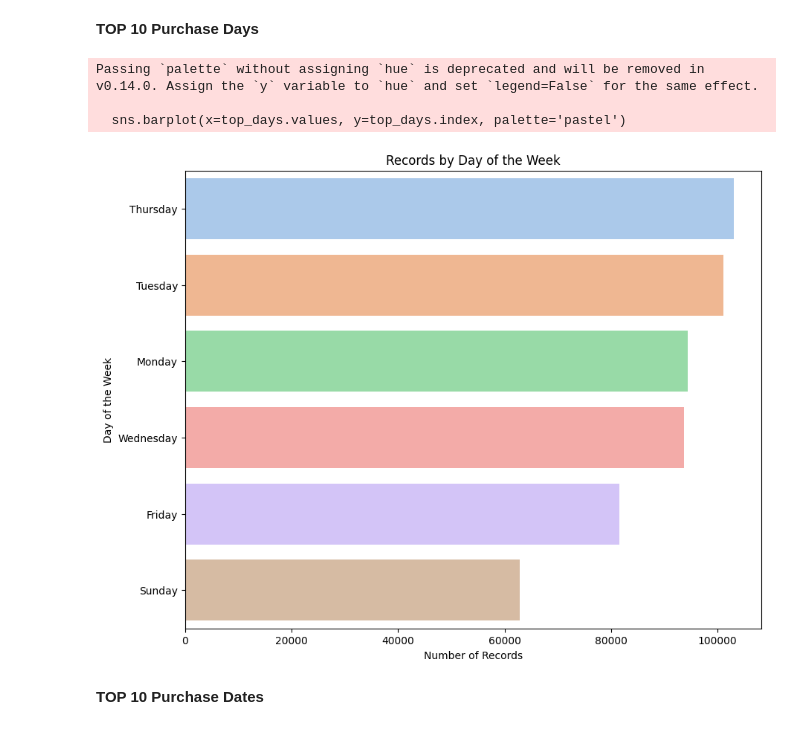
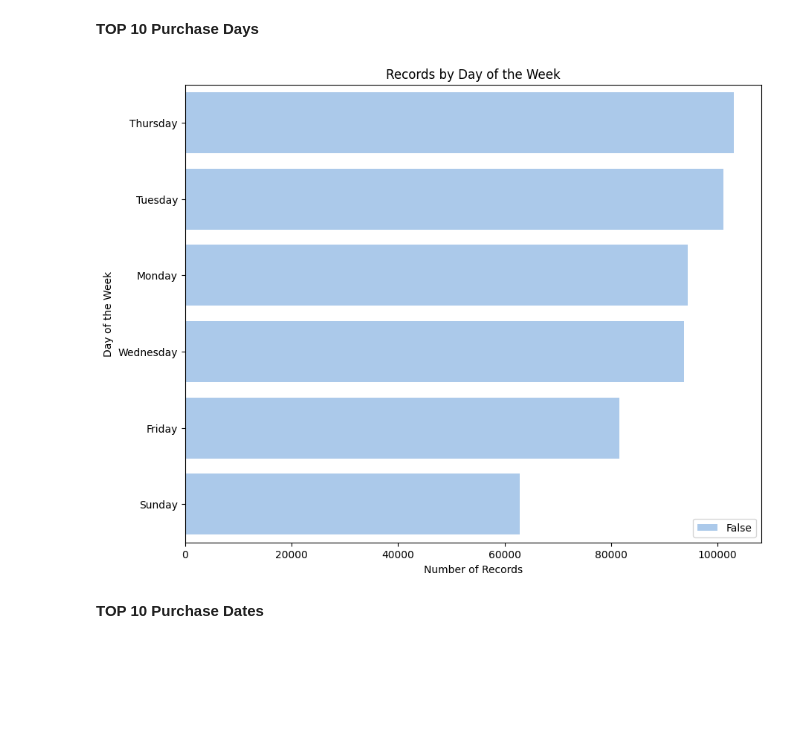
Before and after one commit to ymo98/customer-segmentation, a Jupyter notebook: customer-segmentation.ipynb, the cells around one changed output. Saved outputs shown, nothing was run; the diff lists cells and outputs as text; code cells hidden in the pictures; blank space fills up the shorter version.

```diff
--- a/customer-segmentation.ipynb
+++ b/customer-segmentation.ipynb
@@ -180,16 +175,13 @@ Passing `palette` without assigning `hue` is deprecated and will be removed in v
 top_days = df_ori['InvoiceDate'].dt.day_name().value_counts()
 # %%
 plt.figure(figsize=(10, 8))
-sns.barplot(x=top_days.values, y=top_days.index, palette='pastel')
+sns.barplot(x=top_days.values, y=top_days.index, palette='pastel', hue=False)
 plt.title('Records by Day of the Week')
 plt.xlabel('Number of Records')
 plt.ylabel('Day of the Week')
 plt.show()
 # %% [output]
-Passing `palette` without assigning `hue` is deprecated and will be removed in v0.14.0. Assign the `y` variable to `hue` and set `legend=False` for the same effect.
-
-  sns.barplot(x=top_days.values, y=top_days.index, palette='pastel')
-[figure, old version]
+[figure, new version]
 # %% [markdown]
 **TOP 10 Purchase Dates**
 # %%
```
Also changed, not shown: parts of 8 cells of this notebook.
